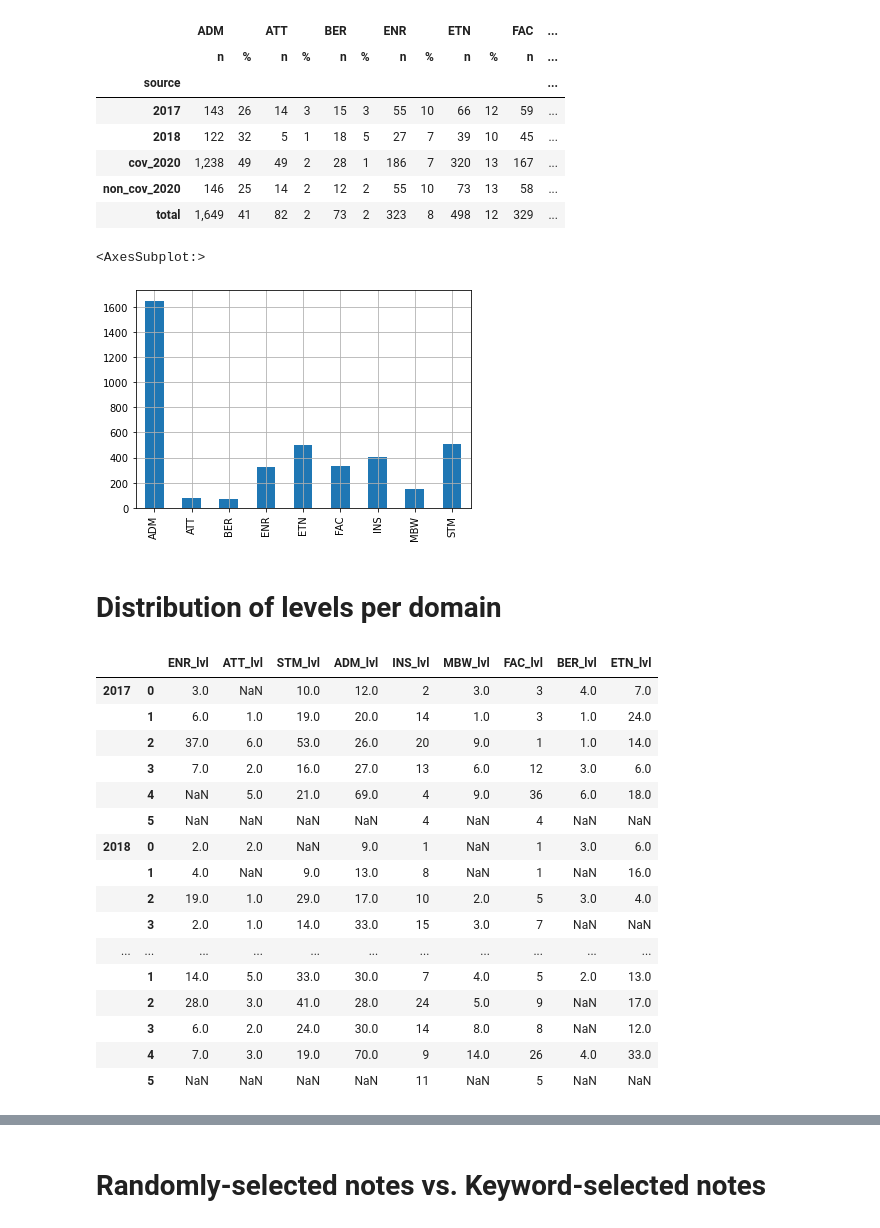
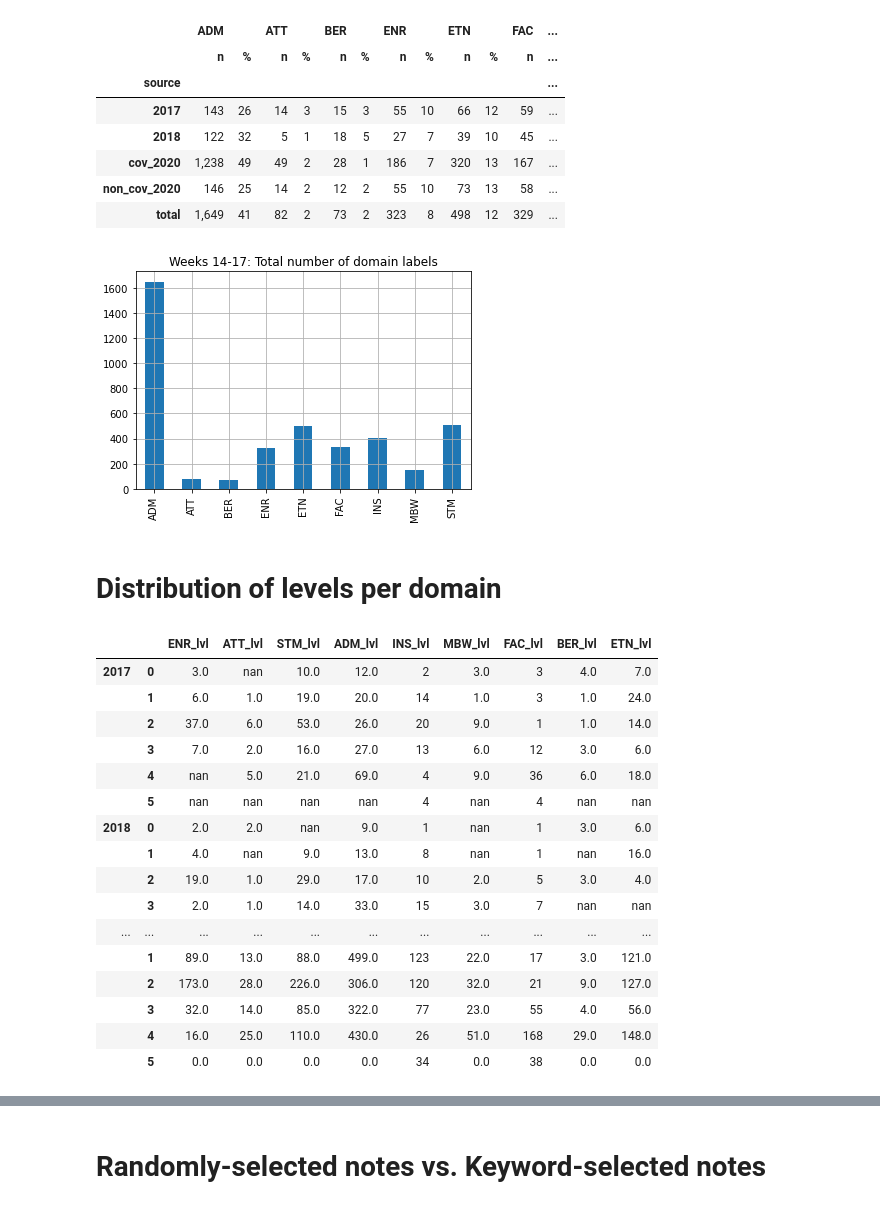
Before and after one commit to cltl/a-proof-zonmw, a Jupyter notebook: notebooks/data_explore/data_explore_annot_weeks14-17.ipynb, the cells around one changed output, grey strips where cells are left out. Drawn from its saved outputs; the diff is of its cells as text; code cells hidden in the pictures.

```diff
--- a/notebooks/data_explore/data_explore_annot_weeks14-17.ipynb
+++ b/notebooks/data_explore/data_explore_annot_weeks14-17.ipynb
@@ -141,13 +140,24 @@ piv.pipe(show_latex, caption=caption, label=label)
 | non_cov_2020 | 146 | 25 | 14 | 2 | 12 | 2 | 55 | 10 | 73 | 13 | 58 | ... |
 | total | 1,649 | 41 | 82 | 2 | 73 | 2 | 323 | 8 | 498 | 12 | 329 | ... |
 # %%
-piv.loc[['total']].xs('n', axis=1, level=1).iloc[:,:-1].T.plot.bar(legend=False, grid=True)
+# total number of labels
+
+fig, ax = plt.subplots(figsize=(6, 4))
+piv.loc[['total']].xs('n', axis=1, level=1).iloc[:,:-1].T.plot.bar(
+    ax=ax,
+    legend=False,
+    grid=True,
+    title='Weeks 14-17: Total number of domain labels',
+)
+fig.savefig('figures/w14-w17_total_n_domains.png')
 # %% [output]
-<AxesSubplot:>
-[figure, old version]
+[figure, new version]
 # %% [markdown]
 # Distribution of levels per domain
 # %%
+caption = "Weeks 14-17: Distribution of levels per domain"
+label = "w14-w17_annot_levels"
+
 stats = []
 for lvl in [f"{i}_lvl" for i in domains]:
     notna = adjusted.loc[adjusted[lvl].notna()]
@@ -155,28 +165,29 @@ for lvl in [f"{i}_lvl" for i in domains]:
     stat = stat.explode().groupby(level=0).value_counts()
     stats.append(stat)
 table = pd.concat(stats, axis=1)
+table = table.append(pd.concat([table.groupby(level=1).sum()], keys=['total']))
 table.index = pd.MultiIndex.from_tuples([(i,int(j)) for i,j in table.index])
 # sums = table.groupby(level=0).sum()
 # sums.index = pd.MultiIndex.from_tuples([(i, 'Total') for i in sums.index])
 # table = pd.concat([table, sums]).sort_index(level=0)
-table
+table.pipe(show_latex, caption=caption, label=label)
 # %% [output]
 |  |  | ENR_lvl | ATT_lvl | STM_lvl | ADM_lvl | INS_lvl | MBW_lvl | FAC_lvl | BER_lvl | ETN_lvl |
-| 2017 | 0 | 3.0 | NaN | 10.0 | 12.0 | 2 | 3.0 | 3 | 4.0 | 7.0 |
+| 2017 | 0 | 3.0 | nan | 10.0 | 12.0 | 2 | 3.0 | 3 | 4.0 | 7.0 |
 |  | 1 | 6.0 | 1.0 | 19.0 | 20.0 | 14 | 1.0 | 3 | 1.0 | 24.0 |
 |  | 2 | 37.0 | 6.0 | 53.0 | 26.0 | 20 | 9.0 | 1 | 1.0 | 14.0 |
 |  | 3 | 7.0 | 2.0 | 16.0 | 27.0 | 13 | 6.0 | 12 | 3.0 | 6.0 |
-|  | 4 | NaN | 5.0 | 21.0 | 69.0 | 4 | 9.0 | 36 | 6.0 | 18.0 |
-|  | 5 | NaN | NaN | NaN | NaN | 4 | NaN | 4 | NaN | NaN |
-| 2018 | 0 | 2.0 | 2.0 | NaN | 9.0 | 1 | NaN | 1 | 3.0 | 6.0 |
-|  | 1 | 4.0 | NaN | 9.0 | 13.0 | 8 | NaN | 1 | NaN | 16.0 |
+|  | 4 | nan | 5.0 | 21.0 | 69.0 | 4 | 9.0 | 36 | 6.0 | 18.0 |
+|  | 5 | nan | nan | nan | nan | 4 | nan | 4 | nan | nan |
+| 2018 | 0 | 2.0 | 2.0 | nan | 9.0 | 1 | nan | 1 | 3.0 | 6.0 |
+|  | 1 | 4.0 | nan | 9.0 | 13.0 | 8 | nan | 1 | nan | 16.0 |
 |  | 2 | 19.0 | 1.0 | 29.0 | 17.0 | 10 | 2.0 | 5 | 3.0 | 4.0 |
-|  | 3 | 2.0 | 1.0 | 14.0 | 33.0 | 15 | 3.0 | 7 | NaN | NaN |
+|  | 3 | 2.0 | 1.0 | 14.0 | 33.0 | 15 | 3.0 | 7 | nan | nan |
 | ... | ... | ... | ... | ... | ... | ... | ... | ... | ... | ... |
-|  | 1 | 14.0 | 5.0 | 33.0 | 30.0 | 7 | 4.0 | 5 | 2.0 | 13.0 |
-|  | 2 | 28.0 | 3.0 | 41.0 | 28.0 | 24 | 5.0 | 9 | NaN | 17.0 |
-|  | 3 | 6.0 | 2.0 | 24.0 | 30.0 | 14 | 8.0 | 8 | NaN | 12.0 |
-|  | 4 | 7.0 | 3.0 | 19.0 | 70.0 | 9 | 14.0 | 26 | 4.0 | 33.0 |
-|  | 5 | NaN | NaN | NaN | NaN | 11 | NaN | 5 | NaN | NaN |
+|  | 1 | 89.0 | 13.0 | 88.0 | 499.0 | 123 | 22.0 | 17 | 3.0 | 121.0 |
+|  | 2 | 173.0 | 28.0 | 226.0 | 306.0 | 120 | 32.0 | 21 | 9.0 | 127.0 |
+|  | 3 | 32.0 | 14.0 | 85.0 | 322.0 | 77 | 23.0 | 55 | 4.0 | 56.0 |
+|  | 4 | 16.0 | 25.0 | 110.0 | 430.0 | 26 | 51.0 | 168 | 29.0 | 148.0 |
+|  | 5 | 0.0 | 0.0 | 0.0 | 0.0 | 34 | 0.0 | 38 | 0.0 | 0.0 |
 # %%
 cols = table.index.levels[0]
```
Also changed, not shown: parts of 8 cells of this notebook.
